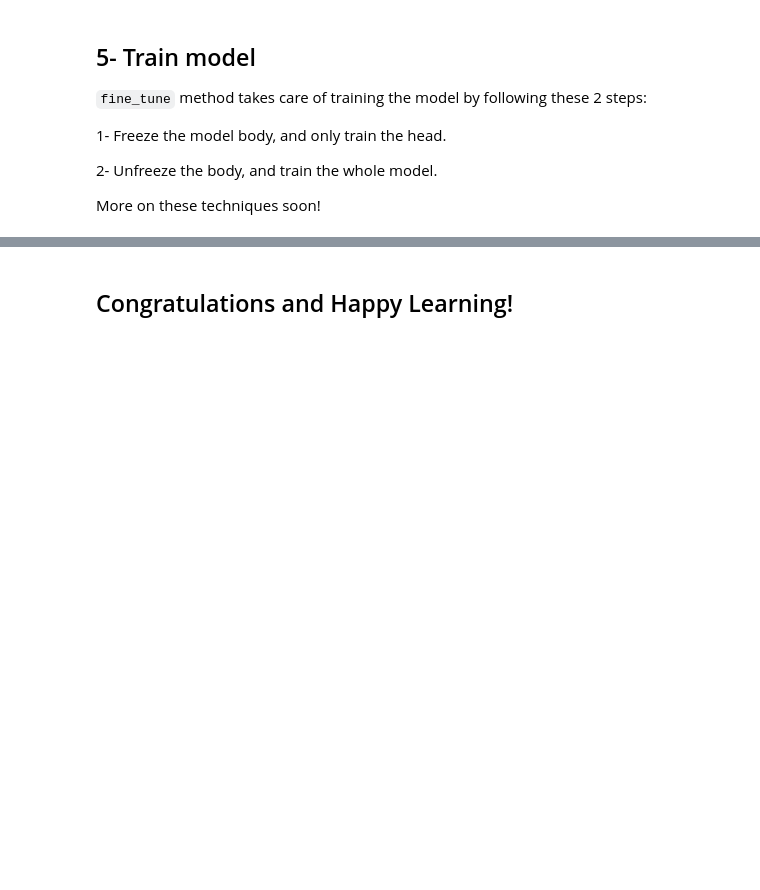
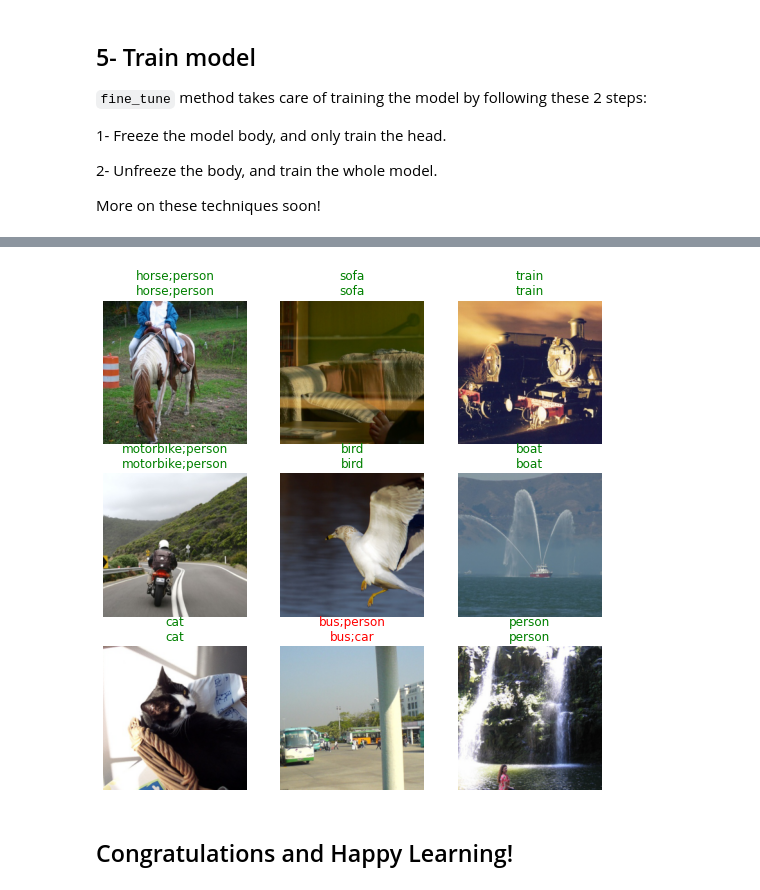
Before and after one commit to ai-fast-track/fastai-visual-guide, a Jupyter notebook: 02_image-classification-multi-label.ipynb, the cells around one changed output, grey strips where cells are left out. Cells and saved outputs as stored; diff of their text form; code cells hidden in the pictures; blank space fills up the shorter version.

```diff
--- a/02_image-classification-multi-label.ipynb
+++ b/02_image-classification-multi-label.ipynb
@@ -96,0 +118,2 @@ learn.fine_tune(3, base_lr=3e-3, freeze_epochs=4)
+# %%
+learn.fit_one_cycle(10, lr_max=slice(1e-5,1e-3))
@@ -96,0 +132,3 @@ learn.fine_tune(3, base_lr=3e-3, freeze_epochs=4)
+# %%
+learn.show_results()
+# %% [output]
@@ -97,2 +136,3 @@ learn.fine_tune(3, base_lr=3e-3, freeze_epochs=4)
+[figure, added]
 # %% [markdown]
 ## Congratulations and Happy Learning!
```
Also changed, not shown: parts of 9 cells of this notebook, 1 other file.
